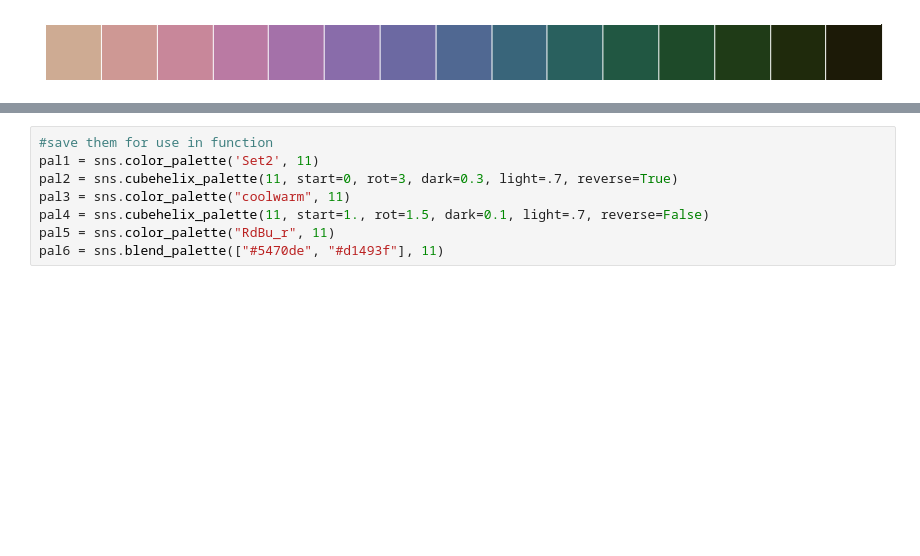
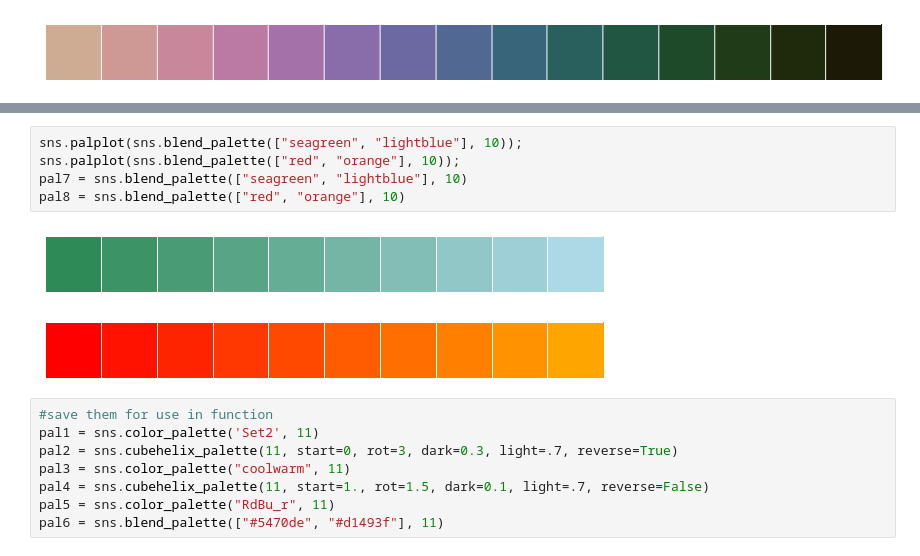
Before and after one commit to afcarl/nesting-in-lstm, a Jupyter notebook: Language Evaluation.ipynb, the cells around one changed output, grey strips where cells are left out. Drawn from its saved outputs; the diff is of its cells as text; blank space fills up the shorter version.

```diff
--- a/Language Evaluation.ipynb
+++ b/Language Evaluation.ipynb
@@ -30,3 +28,11 @@ sns.palplot(sns.blend_palette(["seagreen", "lightblue"]));
+# %%
+sns.palplot(sns.blend_palette(["seagreen", "lightblue"], 10));
+sns.palplot(sns.blend_palette(["red", "orange"], 10));
+pal7 = sns.blend_palette(["seagreen", "lightblue"], 10)
+pal8 = sns.blend_palette(["red", "orange"], 10)
+# %% [output]
+[figure, added]
+[figure, added]
 # %%
 #save them for use in function
 pal1 = sns.color_palette('Set2', 11)
```
Also changed, not shown: parts of 7 cells of this notebook, 2 other files.
